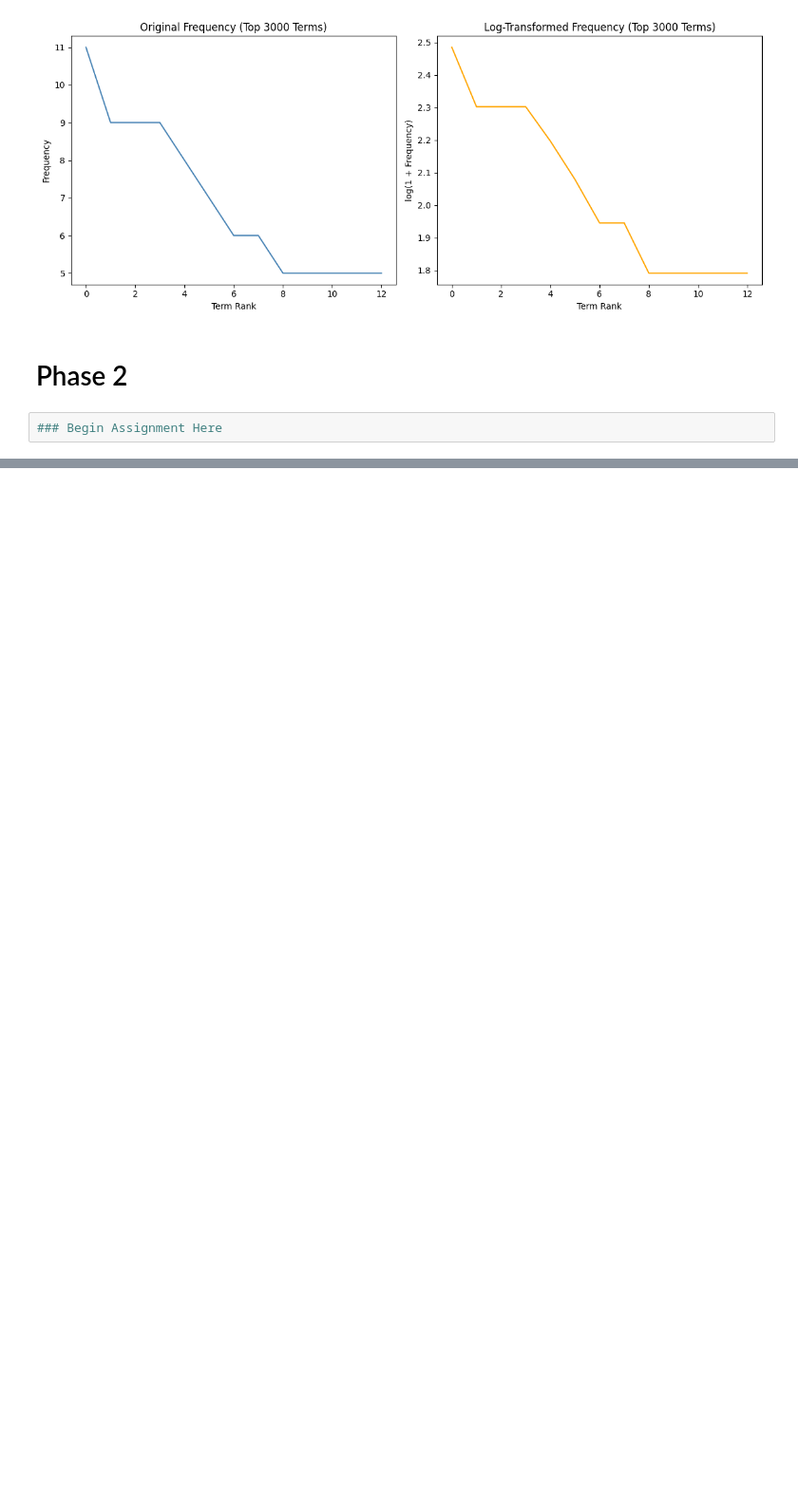
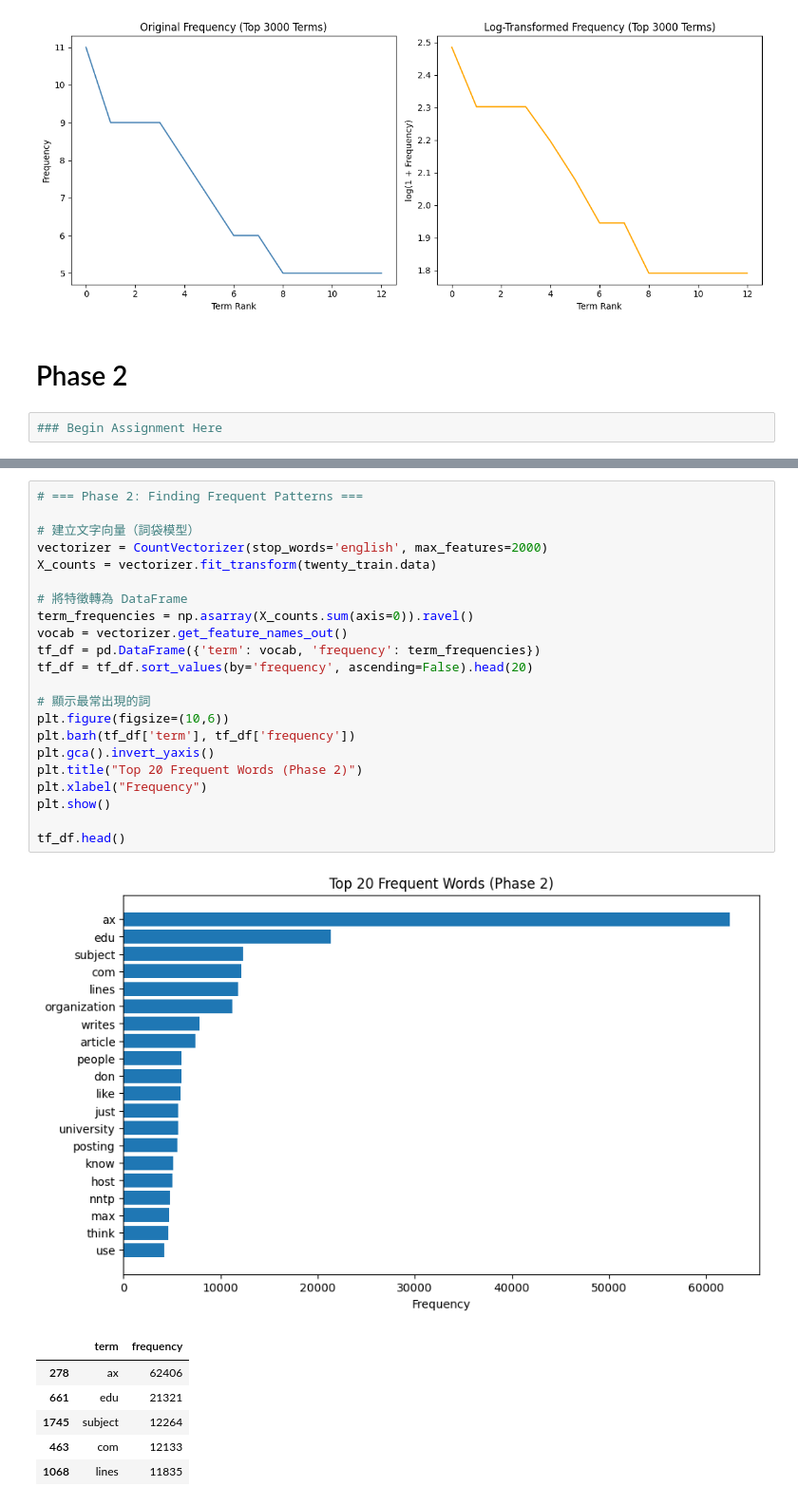
Before and after one commit to da111020001-lab/DM2025-Lab1-Exercise, a Jupyter notebook: DM2025-Lab1-Homework.ipynb, the cells around one changed output, grey strips where cells are left out. Shown at 95% size. Cells and saved outputs as stored; diff of their text form; blank space fills up the shorter version.

Commit message:
add Phase2

```diff
--- a/DM2025-Lab1-Homework.ipynb
+++ b/DM2025-Lab1-Homework.ipynb
@@ -403,0 +436,30 @@ plt.show()
+# %%
+# === Phase 2: Finding Frequent Patterns ===
+
+# 建立文字向量（詞袋模型）
+vectorizer = CountVectorizer(stop_words='english', max_features=2000)
+X_counts = vectorizer.fit_transform(twenty_train.data)
+
+# 將特徵轉為 DataFrame
+term_frequencies = np.asarray(X_counts.sum(axis=0)).ravel()
+vocab = vectorizer.get_feature_names_out()
+tf_df = pd.DataFrame({'term': vocab, 'frequency': term_frequencies})
+tf_df = tf_df.sort_values(by='frequency', ascending=False).head(20)
+
+# 顯示最常出現的詞
+plt.figure(figsize=(10,6))
+plt.barh(tf_df['term'], tf_df['frequency'])
+plt.gca().invert_yaxis()
+plt.title("Top 20 Frequent Words (Phase 2)")
+plt.xlabel("Frequency")
+plt.show()
+
+tf_df.head()
+# %% [output]
+[figure, added]
+|  | term | frequency |
+| 278 | ax | 62406 |
+| 661 | edu | 21321 |
+| 1745 | subject | 12264 |
+| 463 | com | 12133 |
+| 1068 | lines | 11835 |
```
Also changed, not shown: parts of 24 cells of this notebook, 11 other files.
